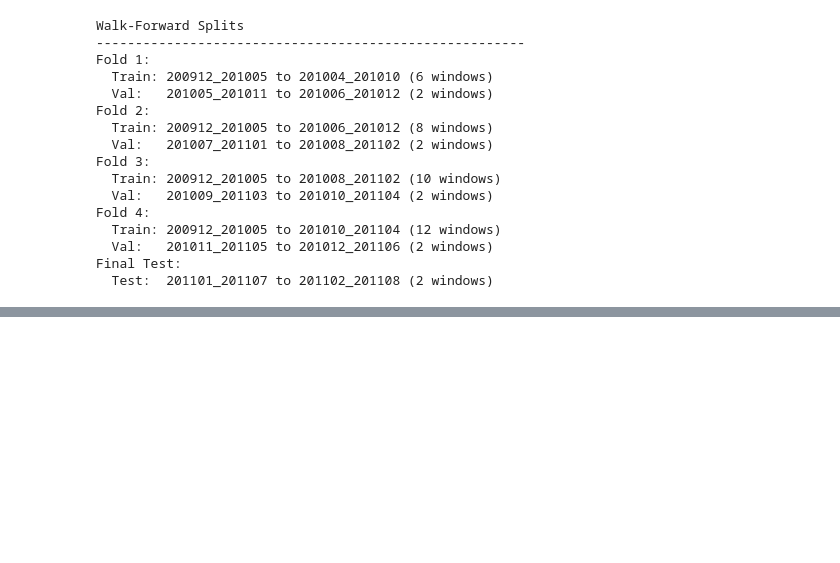
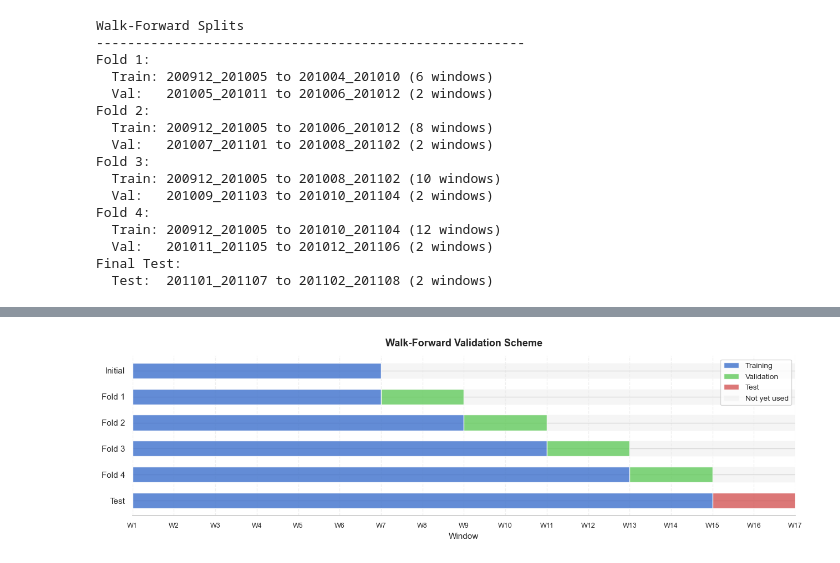
Before and after one commit to stefanobrusadelli/customer-churn-prediction, a Jupyter notebook: notebook/04_modeling.ipynb, the cells around one changed output, grey strips where cells are left out. Cells and saved outputs as stored; diff of their text form; code cells hidden in the pictures; blank space fills up the shorter version.

```diff
--- a/notebook/04_modeling.ipynb
+++ b/notebook/04_modeling.ipynb
@@ -145,8 +137,3 @@ Some columns are excluded from the feature set because they are either identifie
 # %%
 exclude_cols = ['CustomerID', 'WindowStart', 'WindowEnd', 'WindowID', 'IsChurned']
 feature_cols = [col for col in df.columns if col not in exclude_cols]
-# %%
-print(f"Number of features: {len(feature_cols)}")
-print("Features:")
-for i, col in enumerate(feature_cols):
-    print(f"   {i+1:2d}. {col}")
@@ -185,0 +140,9 @@ For each fold:
+# %%
+print(f"Features available for modeling: {len(feature_cols)}")
+print()
+# Print in three columns for compact display
+col_width = max(len(c) for c in feature_cols) + 2
+cols = 3
+for i in range(0, len(feature_cols), cols):
+    row = feature_cols[i:i+cols]
+    print("".join(f"  {j+i+1:2d}. {c:{col_width}}" for j, c in enumerate(row)))
@@ -915,0 +260,69 @@ Overall, the results indicate that customer churn can be effectively predicted u
+# %%
+fig, ax = plt.subplots(figsize=(13, 4))
+
+colors = {
+    "train":  "#4878CF",
+    "val":    "#6ACC65",
+    "test":   "#D65F5F",
+    "future": "#E8E8E8",
+}
+
+row_labels = ["Initial"] + [f"Fold {i+1}" for i in range(N_FOLDS)] + ["Test"]
+n_rows = len(row_labels)
+
+for row_i, label in enumerate(row_labels):
+    y = n_rows - row_i - 1
+
+    if label == "Initial":
+        # Training block only
+        ax.barh(y, INITIAL_TRAIN, left=0, color=colors["train"],
+                alpha=0.85, height=0.6)
+        # Unused windows
+        ax.barh(y, total_windows - INITIAL_TRAIN, left=INITIAL_TRAIN,
+                color=colors["future"], alpha=0.4, height=0.6)
+
+    elif label.startswith("Fold"):
+        fold_i = int(label.split()[1]) - 1
+        train_end = INITIAL_TRAIN + fold_i * VAL_PER_FOLD
+        val_start = train_end
+        val_end   = val_start + VAL_PER_FOLD
+
+        ax.barh(y, train_end, left=0, color=colors["train"],
+                alpha=0.85, height=0.6)
+        ax.barh(y, VAL_PER_FOLD, left=val_start, color=colors["val"],
+                alpha=0.85, height=0.6)
+        # Unused
+        ax.barh(y, total_windows - val_end, left=val_end,
+                color=colors["future"], alpha=0.4, height=0.6)
+
+    else:  # Test row
+        test_start = INITIAL_TRAIN + N_FOLDS * VAL_PER_FOLD
+        ax.barh(y, test_start, left=0, color=colors["train"],
+                alpha=0.85, height=0.6)
+        ax.barh(y, TEST_WINDOWS, left=test_start, color=colors["test"],
+                alpha=0.85, height=0.6)
+
+ax.set_yticks(range(n_rows))
+ax.set_yticklabels(row_labels[::-1], fontsize=11)
+ax.set_xticks(range(total_windows + 1))
+ax.set_xticklabels([f"W{i+1}" for i in range(total_windows + 1)], fontsize=9)
+ax.set_xlabel("Window", fontsize=11)
+ax.set_xlim(0, total_windows)
+ax.grid(axis="x", linestyle="--", alpha=0.3)
+ax.spines[["top", "right", "left"]].set_visible(False)
+
+# Legend
+legend_elements = [
+    Patch(facecolor=colors["train"], alpha=0.85, label="Training"),
+    Patch(facecolor=colors["val"],   alpha=0.85, label="Validation"),
+    Patch(facecolor=colors["test"],  alpha=0.85, label="Test"),
+    Patch(facecolor=colors["future"],alpha=0.4,  label="Not yet used"),
+]
+ax.legend(handles=legend_elements, loc="upper right", fontsize=10)
+ax.set_title("Walk-Forward Validation Scheme", fontsize=13, fontweight="bold", pad=12)
+
+plt.tight_layout()
+plt.savefig("../reports/figures/walk_forward_scheme.png", bbox_inches="tight", dpi=150)
+plt.show()
+# %% [output]
+[figure, added]
```
Also changed, not shown: parts of 78 cells of this notebook, 9 other files.
